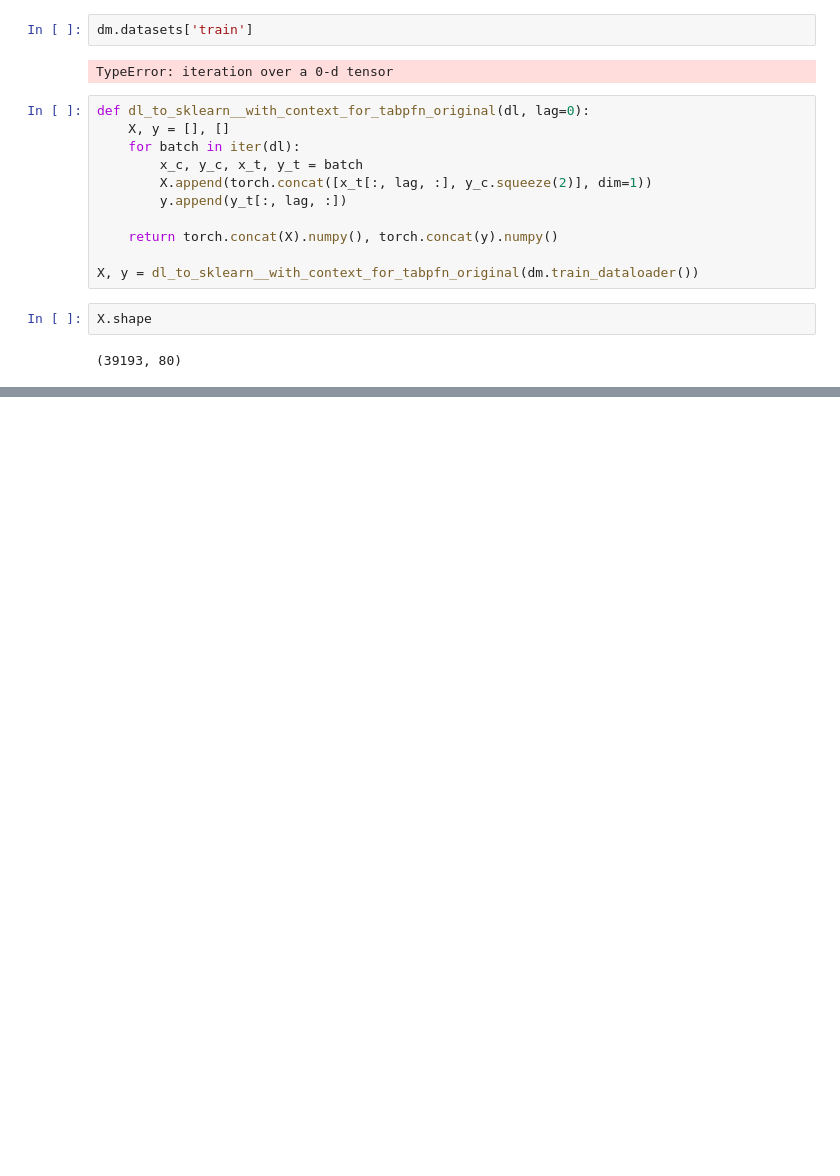
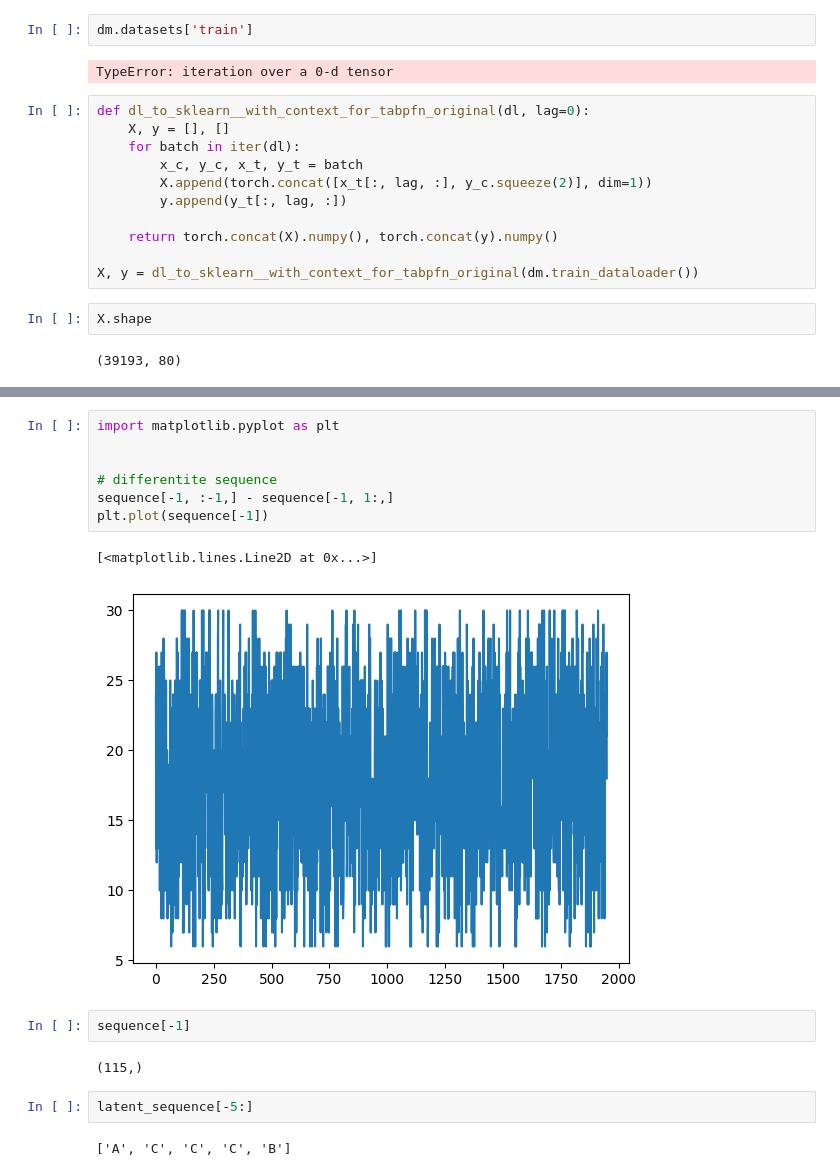
Before and after one commit to EPFL-IMOS/picid, a Jupyter notebook: notebooks/check_dataloader.ipynb, the cells around one changed output, grey strips where cells are left out. Drawn from its saved outputs; the diff is of its cells as text; blank space fills up the shorter version.

```diff
--- a/notebooks/check_dataloader.ipynb
+++ b/notebooks/check_dataloader.ipynb
@@ -568,0 +738,18 @@ X.shape
+# %%
+import matplotlib.pyplot as plt
+
+
+# differentite sequence
+sequence[-1, :-1,] - sequence[-1, 1:,]
+plt.plot(sequence[-1])
+# %% [output]
+[<matplotlib.lines.Line2D at 0x...>]
+[figure, added]
+# %%
+sequence[-1]
+# %% [output]
+(115,)
+# %%
+latent_sequence[-5:]
+# %% [output]
+['A', 'C', 'C', 'C', 'B']
```
Also changed, not shown: parts of 4 cells of this notebook, 18 other files.
